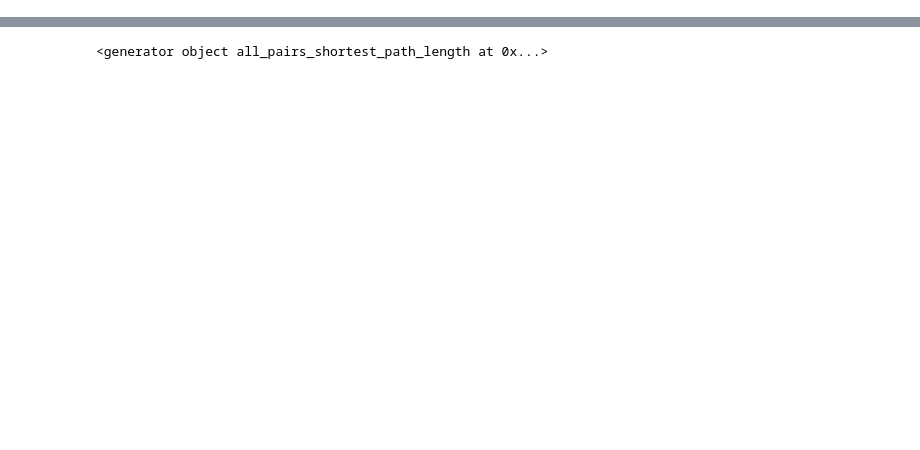
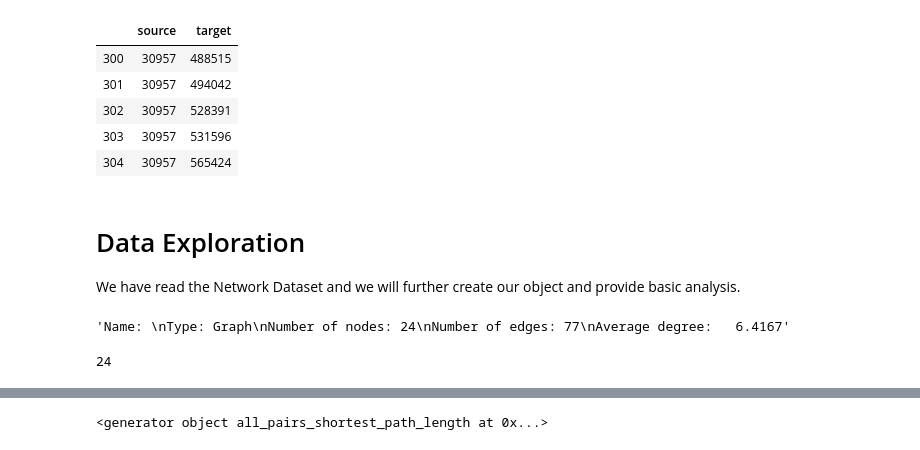
Before and after one commit to anilak1978/data620, a Jupyter notebook: Assignment 2/assignment2.ipynb, the cells around one changed output, grey strips where cells are left out. Saved outputs shown, nothing was run; the diff lists cells and outputs as text; code cells hidden in the pictures; blank space fills up the shorter version.

```diff
--- a/Assignment 2/assignment2.ipynb
+++ b/Assignment 2/assignment2.ipynb
@@ -13,0 +45,13 @@ nx.number_of_nodes(G)
+# %%
+df.head()
+# %% [output]
+|  | source | target |
+| 300 | 30957 | 488515 |
+| 301 | 30957 | 494042 |
+| 302 | 30957 | 528391 |
+| 303 | 30957 | 531596 |
+| 304 | 30957 | 565424 |
+# %% [markdown]
+# Data Exploration
+
+We have read the Network Dataset and we will further create our object and provide basic analysis.
@@ -14,3 +62,13 @@ nx.number_of_nodes(G)
+# %%
+# General information on the Graph
+nx.info(G)
+# %% [output]
+'Name: \nType: Graph\nNumber of nodes: 24\nNumber of edges: 77\nAverage degree:   6.4167'
+# %%
+# Number of Nodes
+nx.number_of_nodes(G)
+# %% [output]
+24
 # %%
 nx.number_of_edges(G)
 # %% [output]
```
Also changed, not shown: parts of 31 cells of this notebook.
